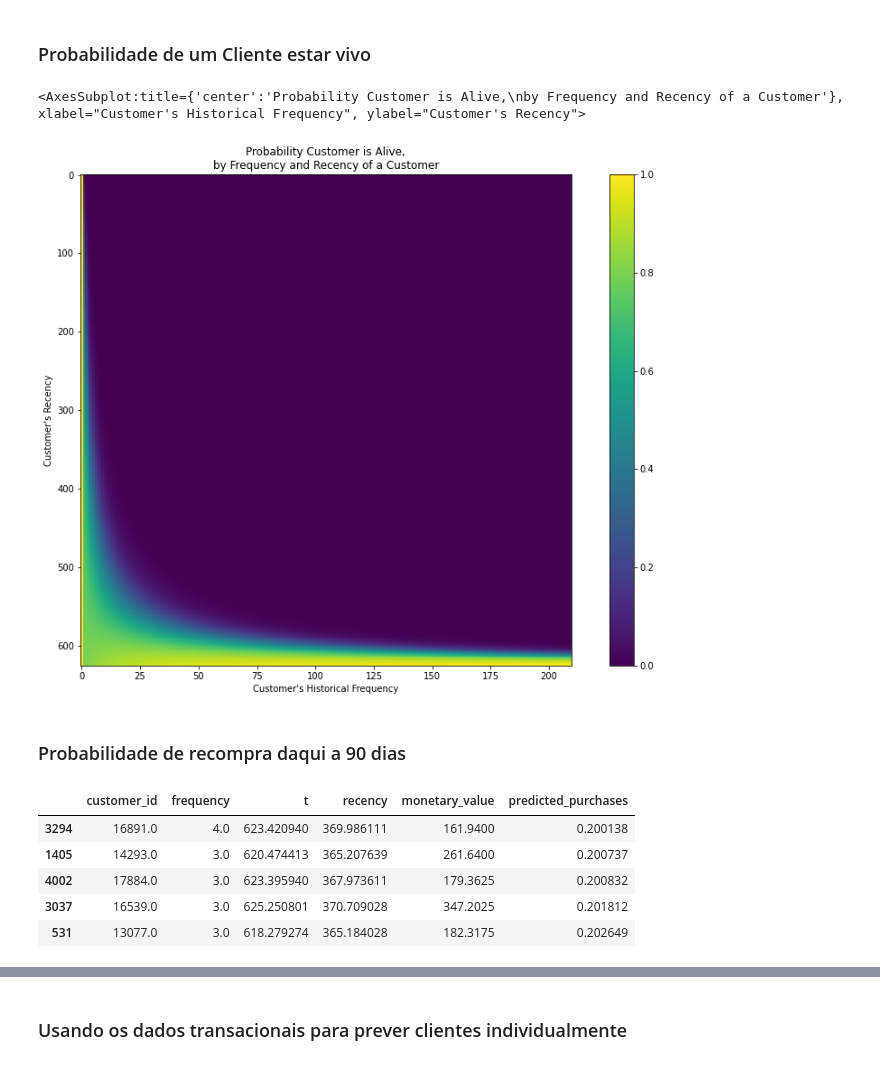
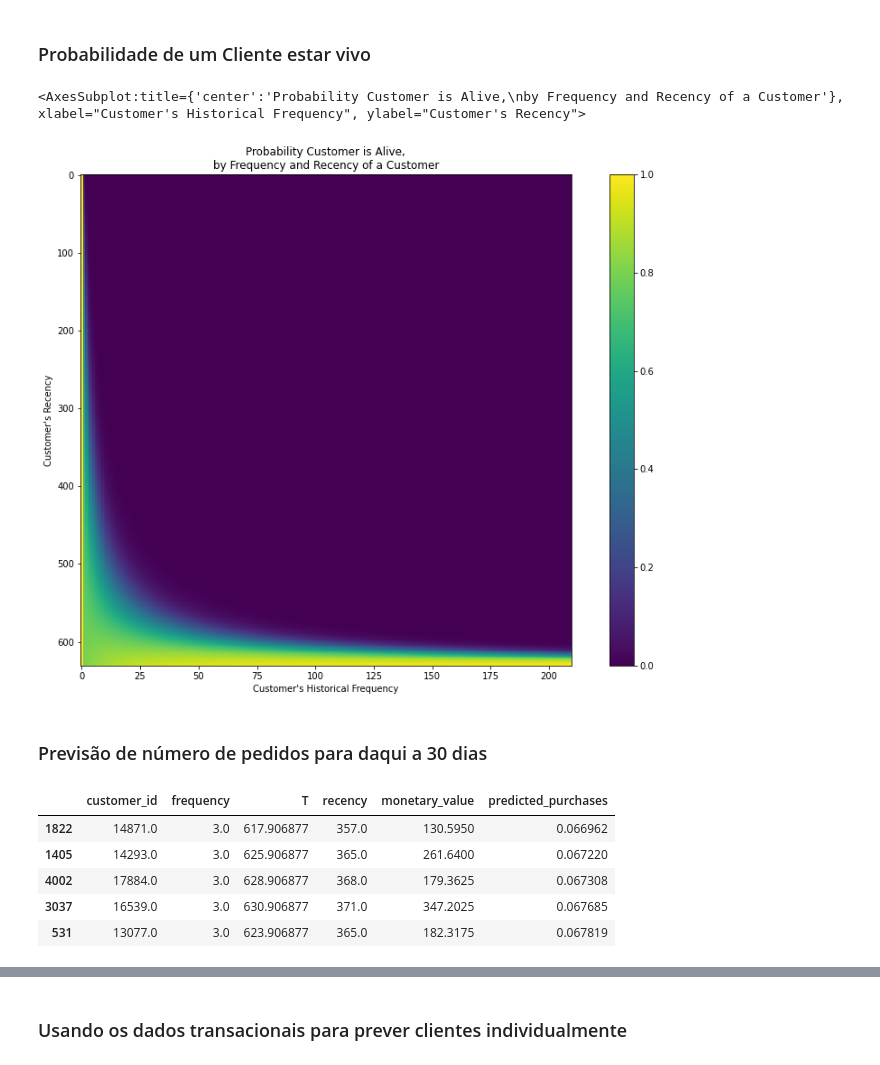
Before and after one commit to bruno-curta/fiap-live-class-machine-learning, a Jupyter notebook: live_class_case_2022_08.ipynb, the cells around one changed output, grey strips where cells are left out. Drawn from its saved outputs; the diff is of its cells as text; code cells hidden in the pictures.

```diff
--- a/live_class_case_2022_08.ipynb
+++ b/live_class_case_2022_08.ipynb
@@ -114,7 +115,7 @@ df_clean['total_value'] = df_clean['quantity']*df_clean['price']
 ### Ajustes nos tipos de datas e criação da data atual
 Como os dados eram antigos, fiz um ajuste nas datas (+10 anos) apenas para trazer mais ao presente
 # %%
-df_clean['date'] = pd.to_datetime(df_clean['date'])+pd.offsets.DateOffset(years=10)
+df_clean['date'] = pd.to_datetime(df_clean['date']).dt.date + pd.offsets.DateOffset(years=10)
 df_clean['current_date'] = pd.Timestamp.now()
 # %% [markdown]
 # Análises Descritivas
@@ -507,12 +508,12 @@ Para usar o Lifetimes precisamos fazer algumas pequenas adaptações nas variáv
 def lifetimes_agg(x):
     names = {
         'frequency': x['transaction_id'].nunique()-1
-        , 't': (x['current_date'].max() - x['date'].min())/np.timedelta64(1,'D')
+        , 'T': (x['current_date'].max() - x['date'].min())/np.timedelta64(1,'D')
         , 'recency': (x['date'].max() - x['date'].min())/np.timedelta64(1,'D')
         , 'monetary_value': x['total_value'].sum()/x['transaction_id'].nunique()
     }
     return pd.Series(names, index=['frequency'
-                                  , 't'
+                                  , 'T'
                                   , 'recency'
                                   , 'monetary_value'
                                   ])
@@ -541,6 +548,6 @@ data['recency'] = np.where(data['recency']<0.001, 0, data['recency'])
 from lifetimes import BetaGeoFitter
 # %%
 bgf = BetaGeoFitter(penalizer_coef=0.0)
-bgf.fit(data['frequency'], data['recency'], data['t'])
+bgf.fit(data['frequency'], data['recency'], data['T'])
 print(bgf)
 # %% [output]
@@ -573,20 +580,20 @@ plt.figure(figsize=(15,10))
 plot_probability_alive_matrix(bgf)
 # %% [output]
 <AxesSubplot:title={'center':'Probability Customer is Alive,\nby Frequency and Recency of a Customer'}, xlabel="Customer's Historical Frequency", ylabel="Customer's Recency">
-[figure, old version]
+[figure, new version]
 # %% [markdown]
-### Probabilidade de recompra daqui a 90 dias
+### Previsão de número de pedidos para daqui a 30 dias
 # %%
-t = 90
-data['predicted_purchases'] = bgf.conditional_expected_number_of_purchases_up_to_time(t, data['frequency'], data['recency'], data['t'])
+t = 30
+data['predicted_purchases'] = bgf.conditional_expected_number_of_purchases_up_to_time(t, data['frequency'], data['recency'], data['T'])
 data.sort_values(by='predicted_purchases').tail(5)
 # %% [output]
-|  | customer_id | frequency | t | recency | monetary_value | predicted_purchases |
-| 3294 | 16891.0 | 4.0 | 623.420940 | 369.986111 | 161.9400 | 0.200138 |
-| 1405 | 14293.0 | 3.0 | 620.474413 | 365.207639 | 261.6400 | 0.200737 |
-| 4002 | 17884.0 | 3.0 | 623.395940 | 367.973611 | 179.3625 | 0.200832 |
-| 3037 | 16539.0 | 3.0 | 625.250801 | 370.709028 | 347.2025 | 0.201812 |
-| 531 | 13077.0 | 3.0 | 618.279274 | 365.184028 | 182.3175 | 0.202649 |
+|  | customer_id | frequency | T | recency | monetary_value | predicted_purchases |
+| 1822 | 14871.0 | 3.0 | 617.906877 | 357.0 | 130.5950 | 0.066962 |
+| 1405 | 14293.0 | 3.0 | 625.906877 | 365.0 | 261.6400 | 0.067220 |
+| 4002 | 17884.0 | 3.0 | 628.906877 | 368.0 | 179.3625 | 0.067308 |
+| 3037 | 16539.0 | 3.0 | 630.906877 | 371.0 | 347.2025 | 0.067685 |
+| 531 | 13077.0 | 3.0 | 623.906877 | 365.0 | 182.3175 | 0.067819 |
 # %%
 plt.figure(figsize=(15,10))
 plot_period_transactions(bgf)
```
Also changed, not shown: parts of 47 cells of this notebook, 1 other file.
